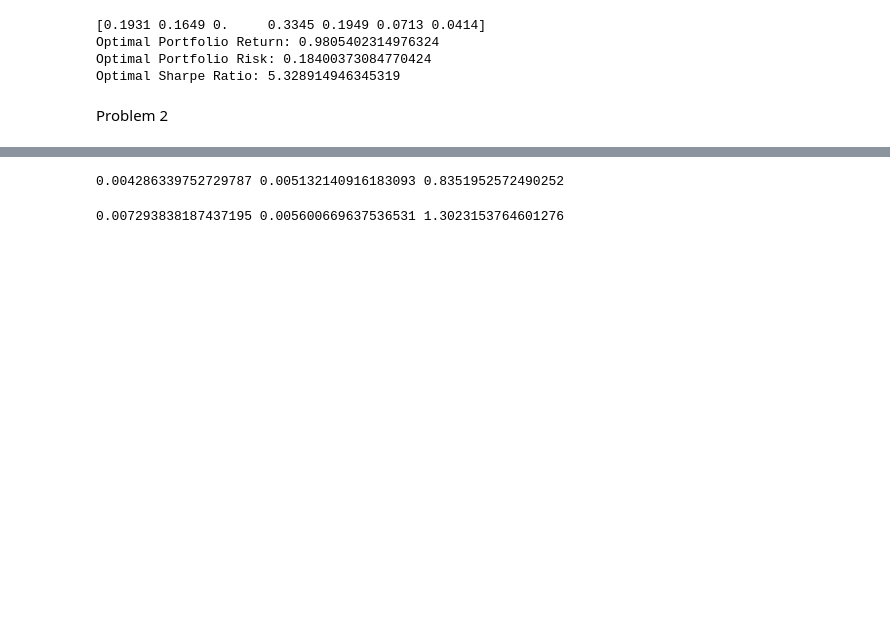
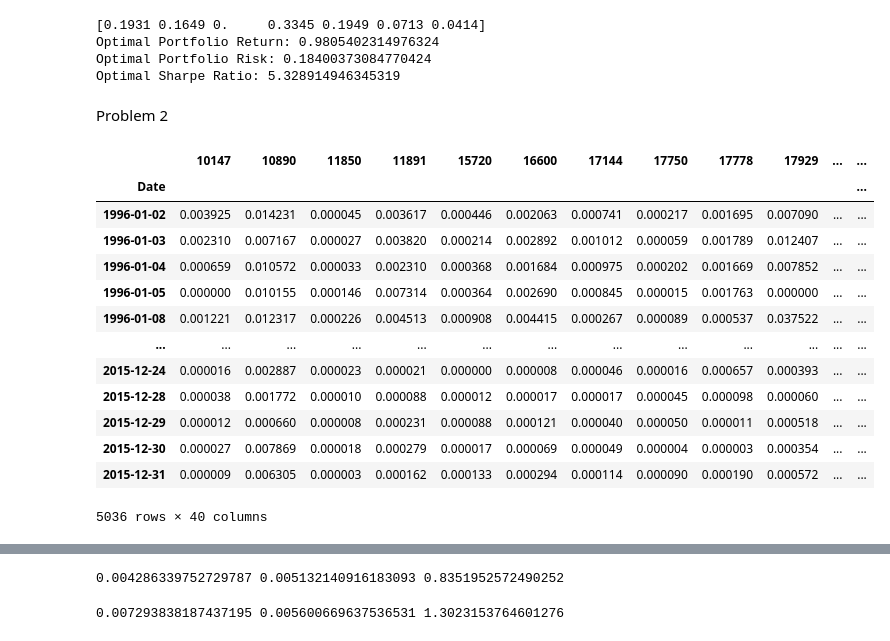
Before and after one commit to gua7/Finance, a Jupyter notebook: AssetPricing/Empirical/Empirical.ipynb, the cells around one changed output, grey strips where cells are left out. Cells and saved outputs as stored; diff of their text form; code cells hidden in the pictures; blank space fills up the shorter version.

```diff
--- a/AssetPricing/Empirical/Empirical.ipynb
+++ b/AssetPricing/Empirical/Empirical.ipynb
@@ -361,6 +361,23 @@ Problem 2
 # %%
 ami_ILIIQ = pd.DataFrame()
 ami_ILIIQ = 10**6 * np.abs(ami_day_ret)/ami_dvd #calculate ILIIQ
+# %%
+ami_ILIIQ
+# %% [output]
+|  | 10147 | 10890 | 11850 | 11891 | 15720 | 16600 | 17144 | 17750 | 17778 | 17929 | ... | ... |
+| Date |  |  |  |  |  |  |  |  |  |  |  | ... |
+| 1996-01-02 | 0.003925 | 0.014231 | 0.000045 | 0.003617 | 0.000446 | 0.002063 | 0.000741 | 0.000217 | 0.001695 | 0.007090 | ... | ... |
+| 1996-01-03 | 0.002310 | 0.007167 | 0.000027 | 0.003820 | 0.000214 | 0.002892 | 0.001012 | 0.000059 | 0.001789 | 0.012407 | ... | ... |
+| 1996-01-04 | 0.000659 | 0.010572 | 0.000033 | 0.002310 | 0.000368 | 0.001684 | 0.000975 | 0.000202 | 0.001669 | 0.007852 | ... | ... |
+| 1996-01-05 | 0.000000 | 0.010155 | 0.000146 | 0.007314 | 0.000364 | 0.002690 | 0.000845 | 0.000015 | 0.001763 | 0.000000 | ... | ... |
+| 1996-01-08 | 0.001221 | 0.012317 | 0.000226 | 0.004513 | 0.000908 | 0.004415 | 0.000267 | 0.000089 | 0.000537 | 0.037522 | ... | ... |
+| ... | ... | ... | ... | ... | ... | ... | ... | ... | ... | ... | ... | ... |
+| 2015-12-24 | 0.000016 | 0.002887 | 0.000023 | 0.000021 | 0.000000 | 0.000008 | 0.000046 | 0.000016 | 0.000657 | 0.000393 | ... | ... |
+| 2015-12-28 | 0.000038 | 0.001772 | 0.000010 | 0.000088 | 0.000012 | 0.000017 | 0.000017 | 0.000045 | 0.000098 | 0.000060 | ... | ... |
+| 2015-12-29 | 0.000012 | 0.000660 | 0.000008 | 0.000231 | 0.000088 | 0.000121 | 0.000040 | 0.000050 | 0.000011 | 0.000518 | ... | ... |
+| 2015-12-30 | 0.000027 | 0.007869 | 0.000018 | 0.000279 | 0.000017 | 0.000069 | 0.000049 | 0.000004 | 0.000003 | 0.000354 | ... | ... |
+| 2015-12-31 | 0.000009 | 0.006305 | 0.000003 | 0.000162 | 0.000133 | 0.000294 | 0.000114 | 0.000090 | 0.000190 | 0.000572 | ... | ... |
+5036 rows × 40 columns
 # %%
 ami_ILIIQ_month = ami_ILIIQ.resample('M').mean() #resample monthly to get monthly ILIIQ
 ami_ILIIQ_month.index = ami_ILIIQ_month.index.to_period('M').to_timestamp()
```
Also changed, not shown: parts of 3 cells of this notebook.
